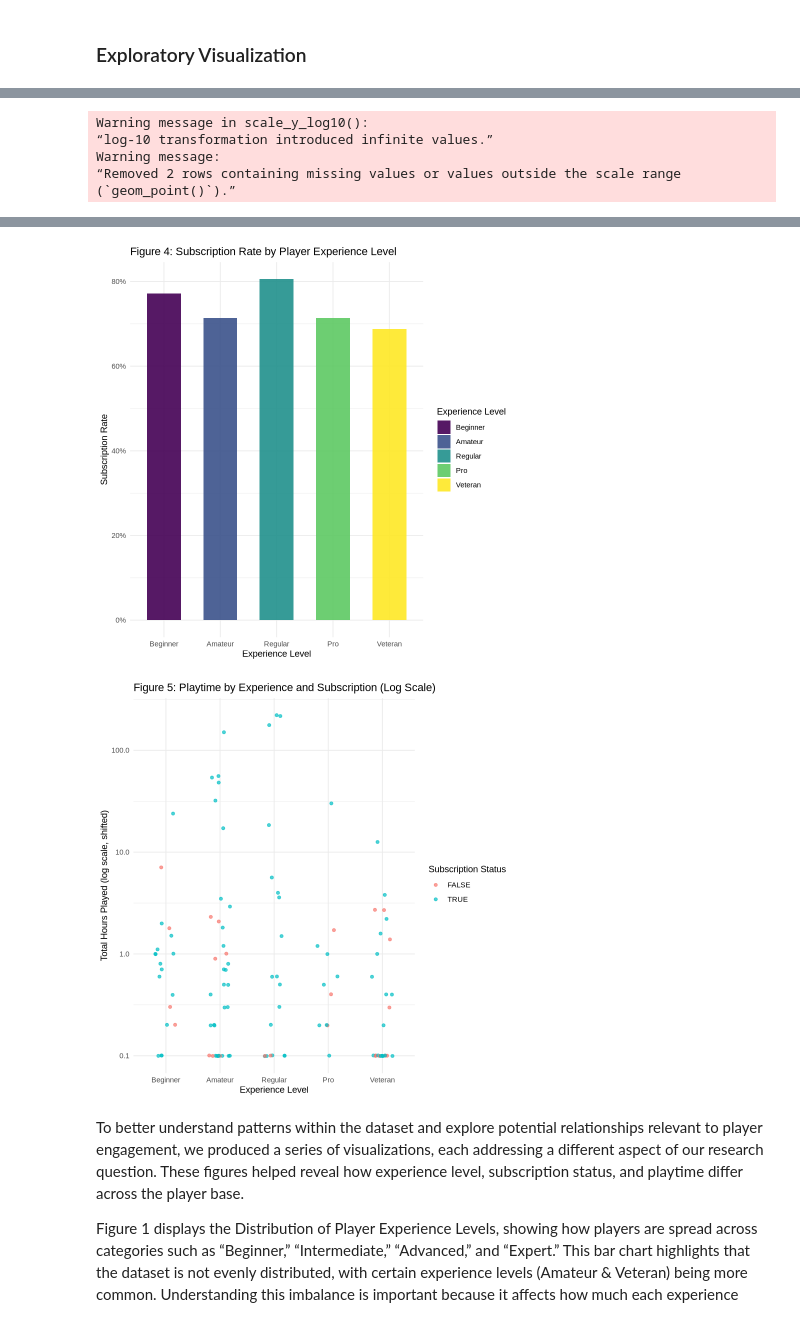
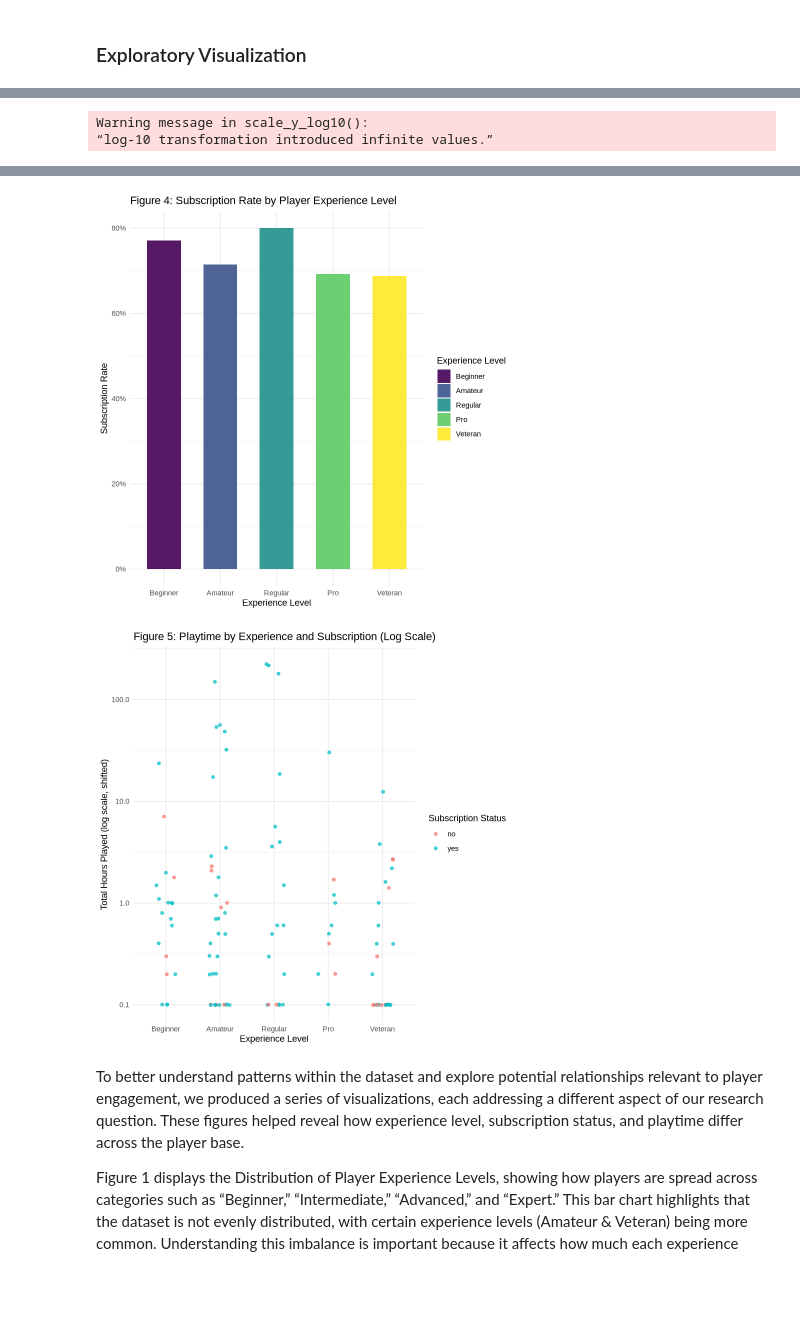
Before and after one commit to uugeneb/DSCI100-Project, a Jupyter notebook: DSCI_GROUP_PROJECT.ipynb, the cells around one changed output, grey strips where cells are left out. Cells and saved outputs as stored; diff of their text form; code cells hidden in the pictures; blank space fills up the shorter version.

```diff
--- a/DSCI_GROUP_PROJECT.ipynb
+++ b/DSCI_GROUP_PROJECT.ipynb
@@ -36,11 +44,14 @@ players
 players <- players |>
   mutate(
     experience = factor(experience, levels = c("Beginner", "Amateur", "Regular", "Pro", "Veteran"), ordered = TRUE),
-    gender = as.factor(gender))
+   subscribe = factor(subscribe,levels = c(FALSE, TRUE),
+      labels = c("no", "yes"))
+  )
 
 players_wrangled <- players |>
     rename(age = Age, hashed_email = hashedEmail) |>
-    select(age, played_hours, experience, subscribe)
+    select(age, played_hours, experience, subscribe) |>
+    drop_na(age, played_hours, experience, subscribe)
 players_wrangled
 # %% [output]
 Rows: 196 Columns: 7
@@ -175,7 +185,7 @@ age_hours_plot
 experience_subscription_summary <- players_wrangled |>
   group_by(experience) |>
   summarise(
-    subscription_rate = mean(subscribe == TRUE),
+    subscription_rate = mean(as.character(subscribe) == 'yes'),
     number_of_players = n(),
     .groups = "drop"
   )
@@ -183,7 +193,7 @@ experience_subscription_summary <- players_wrangled |>
 subscription_rate_plot <- experience_subscription_summary |>
   ggplot(aes(x = experience, y = subscription_rate, fill = experience)) +
   geom_col(width = 0.6, alpha = 0.9) +
-  scale_y_continuous(labels = scales::percent_format(accuracy = 1)) +
+  scale_y_continuous(labels = scales::percent_format()) +
   labs(
     title = "Figure 4: Subscription Rate by Player Experience Level",
     x     = "Experience Level",
@@ -212,5 +222,2 @@ playtime_experience_plot
 Warning message in scale_y_log10():
 “log-10 transformation introduced infinite values.”
-Warning message:
-“Removed 2 rows containing missing values or values outside the scale range
-(`geom_point()`).”
@@ -219,5 +226,5 @@ Warning message:
-[figure, old version]
+[figure, new version]
-[figure, old version]
+[figure, new version]
 # %% [markdown]
 To better understand patterns within the dataset and explore potential relationships relevant to player engagement, we produced a series of visualizations, each addressing a different aspect of our research question. These figures helped reveal how experience level, subscription status, and playtime differ across the player base.
 
```
Also changed, not shown: parts of 10 cells of this notebook.
